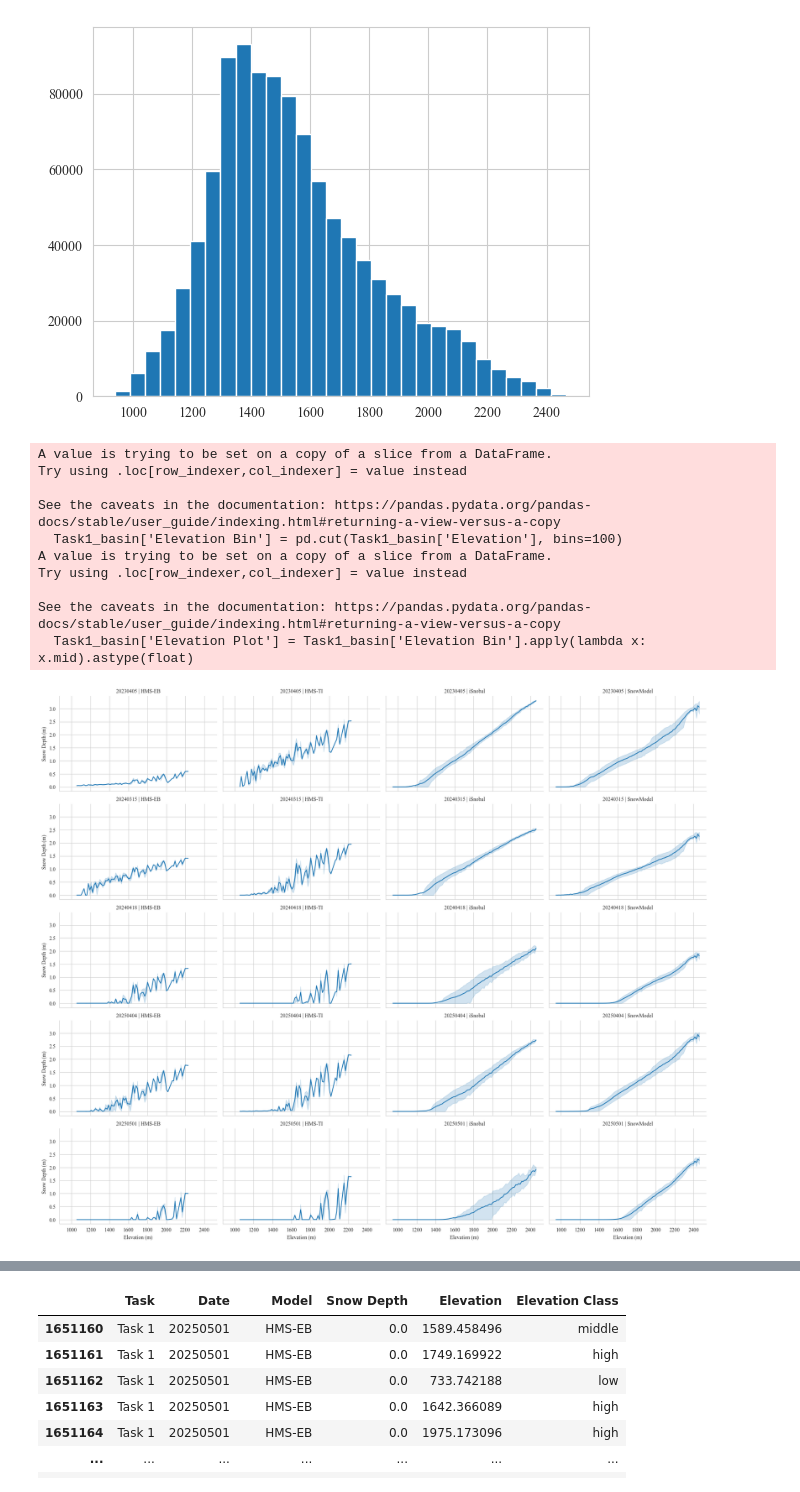
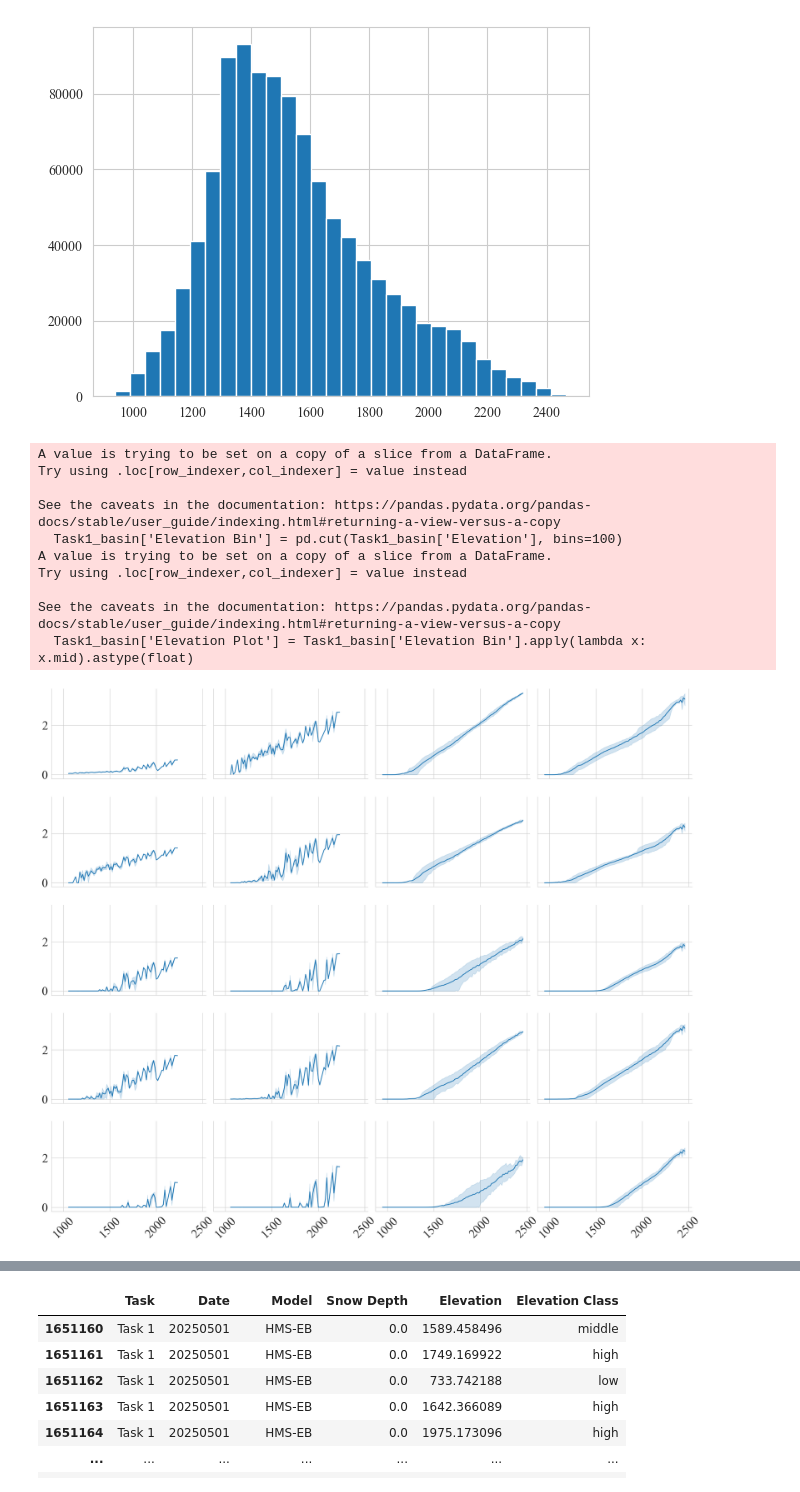
Before and after one commit to naniciafone/SIRO, a Jupyter notebook: notebooks/analysis.ipynb, the cells around one changed output, grey strips where cells are left out. Saved outputs shown, nothing was run; the diff lists cells and outputs as text; code cells hidden in the pictures.

```diff
--- a/notebooks/analysis.ipynb
+++ b/notebooks/analysis.ipynb
@@ -892,7 +892,7 @@ for i, (model, raster) in enumerate(raster_list.items()):
     axes[i].grid(False)
     basin_shp.plot(ax=axes[i], facecolor='none', edgecolor='blue', linewidth=1.5)
 
-    mcs_shp.plot(ax=axes[i], facecolor='none', edgecolor='black', linewidth=1.5)
+    mcs_shp.plot(ax=axes[i], facecolor='none', edgecolor='orange', linewidth=1.5)
 
 
 # Add colorbar
@@ -1261,51 +1261,50 @@ print(Task1_basin["Elevation"].min())
 940.4415
 [figure]
 # %%
-import pandas as pd
-import seaborn as sns
-import matplotlib.pyplot as plt
 
 # 1. Create the bins using your actual combined dataframe 'snow_depth'
 Task1_basin['Elevation Bin'] = pd.cut(Task1_basin['Elevation'], bins=100)
-
-# 2. Extract the numeric midpoint of the bin for the X-axis plotting
 Task1_basin['Elevation Plot'] = Task1_basin['Elevation Bin'].apply(lambda x: x.mid).astype(float)
 
 # 3. Create the matrix of ribbon plots
 g = sns.relplot(
     data=Task1_basin,
     x='Elevation Plot',
     y='Snow Depth',
-    row='Date',       # Rows will be the Date
-    col='Model',      # Columns will be the Model
+    row='Date',
+    col='Model',
     kind='line',
-
-    # This plots the mean as the single line
     estimator='mean',
-
-    # errorbar=('pi', 50) means "Percentile Interval covering 50% of the data".
-    # This automatically calculates the 25th to 75th percentile (the IQR!) and shades it.
     errorbar=('pi', 50),
-
     height=3,
     aspect=1.5,
     facet_kws={'sharey': True, 'sharex': True}
 )
 
-# Optional: Clean up the titles of each subplot so they are easier to read
-g.set_titles(row_template="{row_name}", col_template="{col_name}")
-g.set_axis_labels("Elevation (m)", "Snow Depth (m)")
+g.figure.subplots_adjust(
+    wspace=0.05,   # default is much larger (~0.2–0.3)
+    hspace=0.2
+)
 
+# Optional: makes sure labels don’t get clipped
+g.set_axis_labels("", "", fontsize=22)
+g.tick_params(axis='x', labelsize=24, rotation=45)
+g.tick_params(axis='y', labelsize=24)
+g.set_titles("")
+
+plt.savefig("C:/Users/RDCRLSMC/Desktop/SIRO/docs/figs/ribbon_plots.png", dpi = 300,
+            bbox_inches="tight"
+            )
 plt.show()
 # %% [output]
 A value is trying to be set on a copy of a slice from a DataFrame.
 Try using .loc[row_indexer,col_indexer] = value instead
 
 See the caveats in the documentation: https://pandas.pydata.org/pandas-docs/stable/user_guide/indexing.html#returning-a-view-versus-a-copy
   Task1_basin['Elevation Bin'] = pd.cut(Task1_basin['Elevation'], bins=100)
 A value is trying to be set on a copy of a slice from a DataFrame.
 Try using .loc[row_indexer,col_indexer] = value instead
 
 See the caveats in the documentation: https://pandas.pydata.org/pandas-docs/stable/user_guide/indexing.html#returning-a-view-versus-a-copy
   Task1_basin['Elevation Plot'] = Task1_basin['Elevation Bin'].apply(lambda x: x.mid).astype(float)
-[figure, old version]
+[figure, new version]
```
Also changed, not shown: parts of 9 cells of this notebook, 4 other files.
